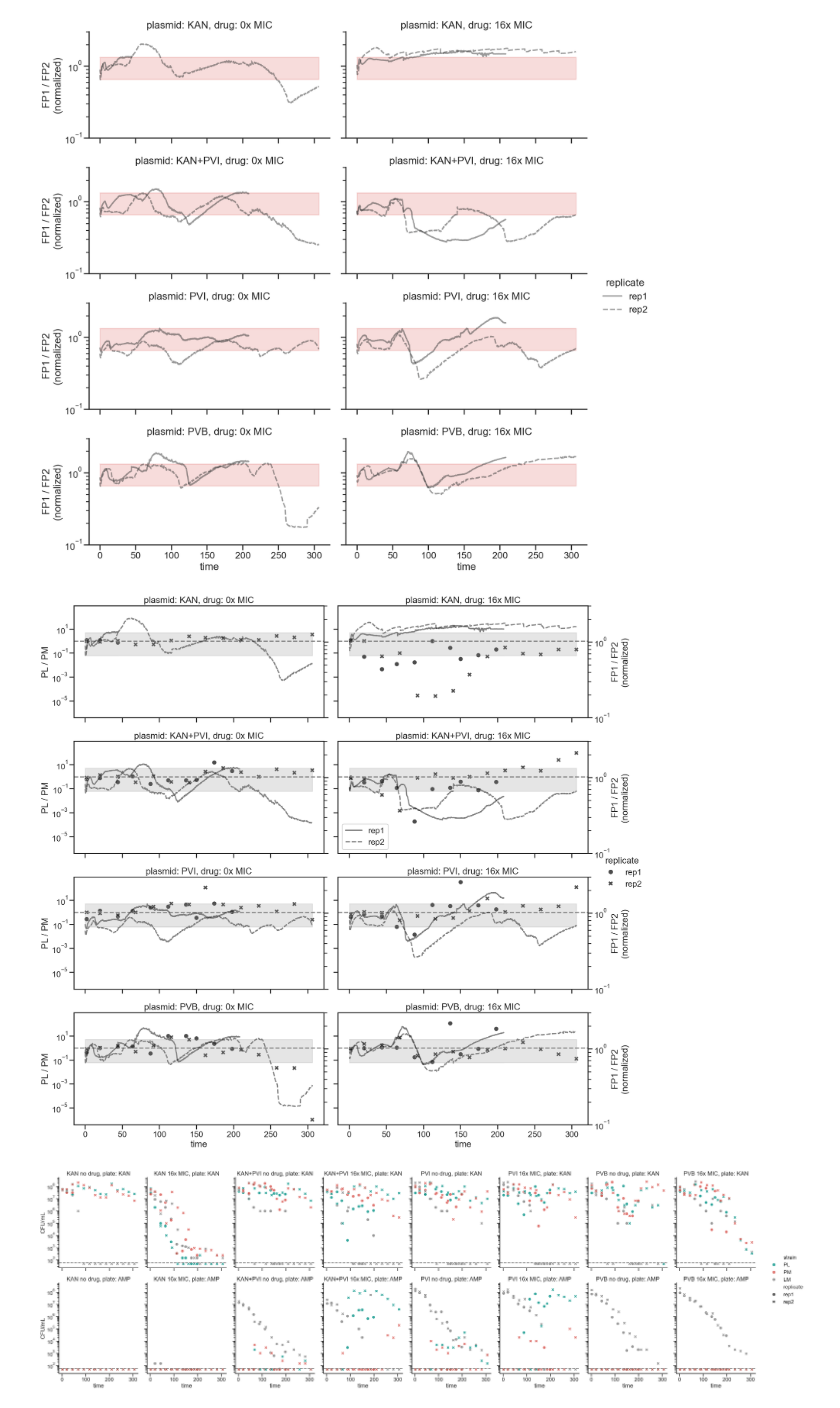
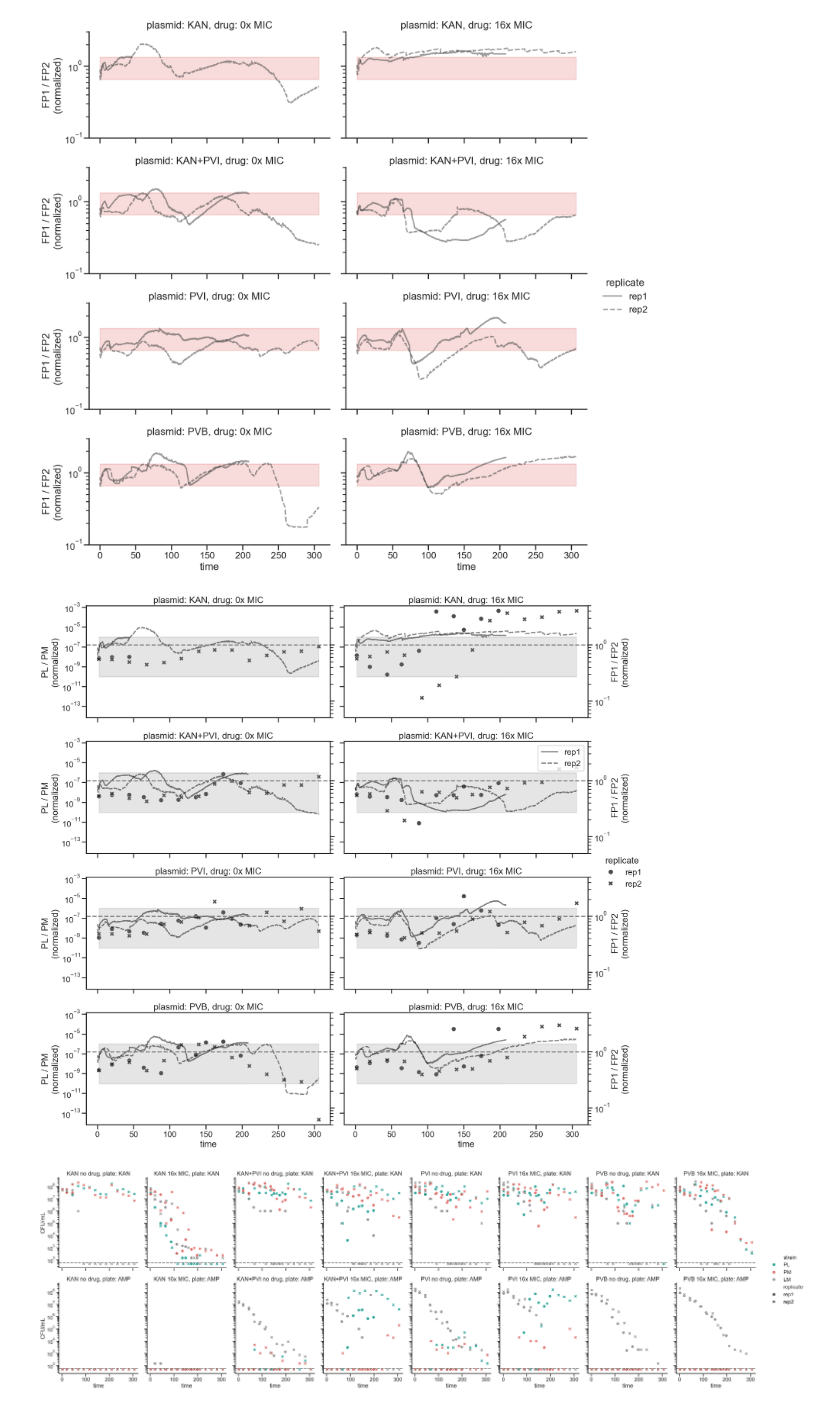
Before and after one commit to microbial-pangenomes-lab/2026_tricomm, a Jupyter notebook: examples.ipynb, the cells around one changed output. Drawn from its saved outputs; the diff is of its cells as text; code cells hidden in the pictures.

```diff
--- a/examples.ipynb
+++ b/examples.ipynb
@@ -67,9 +67,10 @@ cp.map(plt.fill_between,
 [figure]
 # %%
 cp = c.groupby(['vial', 'replicate', 'name', 'short', 'plasmid', 'drug', 'time', 'plate']).apply(
-               lambda x: x[x['strain'] == 'PL']['CFU/mL'].values[0] /
-                         x[x['strain'] == 'PM']['CFU/mL'].values[0],
-               include_groups=False).reset_index().rename(columns={0: 'PL / PM'})
+               lambda x: (x[x['strain'] == 'PL']['CFU/mL'].mean() /
+                          x[x['strain'] == 'PM']['CFU/mL'].mean()) /
+                          x['CFU/mL'].sum(),
+    include_groups=False).reset_index().rename(columns={0: 'PL / PM'})
 # %%
 rp = sns.relplot(data=cp[cp['plate'] == 'KAN'],
             x='time',
@@ -88,9 +89,14 @@ rp = sns.relplot(data=cp[cp['plate'] == 'KAN'],
             # hue_order=['PL', 'PM', 'LM']
             )
 
-rp.set(yscale='log')
+rp.set(yscale='log', ylabel='PL / PM\n(normalized)')
 rp.set_titles("plasmid: {row_name}, drug: {col_name}x MIC")
-rp.map(plt.axhline, y=1, color='grey', linestyle='--')
+rp.map(plt.fill_between,
+       x=cp['time'],
+       y1=1E-10,
+       y2=1E-6,
+       color='grey',
+       alpha=0.2)
 fp = m.rename(columns={'smooth_norm_FP1_emit1_FP2_emit1_ratio': 'FP1 / FP2'}
              ).set_index(['time', 'short', 'plasmid',
                           'drug', 'replicate'])[['FP1 / FP2']].stack().reset_index().rename(
@@ -106,42 +112,36 @@ for i, ((row_val, col_val), ax_left) in enumerate(rp.axes_dict.items()):
     sns.lineplot(data=m_facet.reset_index(drop=True),
                  x='time', y='emission',
                  # hue='emitter',
                  ax=r_ax,
                  # color='xkcd:dark grey',
                  alpha=0.5,
                  zorder=-1,
                  style='replicate',
                  color='k'
                  # palette=['green', 'red'],
                  # hue_order=['FP1',
                  #            'FP2']
                 )
 
     # remove legend made by seaborn
     r_ax.legend_.remove()
     # make one that can be moved in inkscape
     if i == 3:
         r_ax.legend(facecolor='white',
                     loc='best')
 
     r_ax.set_ylabel('FP1 / FP2\n(normalized)')
     r_ax.set_yscale('log')
-    r_ax.set_ylim(0.1, 3)
+    r_ax.set_ylim(0.05, 5)
 
-    r_ax.fill_between(
-        x=m_facet['time'],
-        y1=0.66, y2=1.33,
-        color='grey',
-        alpha=0.2,
-        zorder=-1
-    )
+    r_ax.axhline(y=1, color='grey', linestyle='--', zorder=-1)
 
     # Optional: Only show the right y-label on the last column to prevent overlap
     if not i % 2:
         r_ax.set_ylabel('')
         r_ax.set_yticklabels([])
 # %% [output]
-[figure, old version]
+[figure, new version]
 # %%
 cp = sns.relplot(data=c,
                  x='time',
```
Also changed, not shown: 2 other files.
